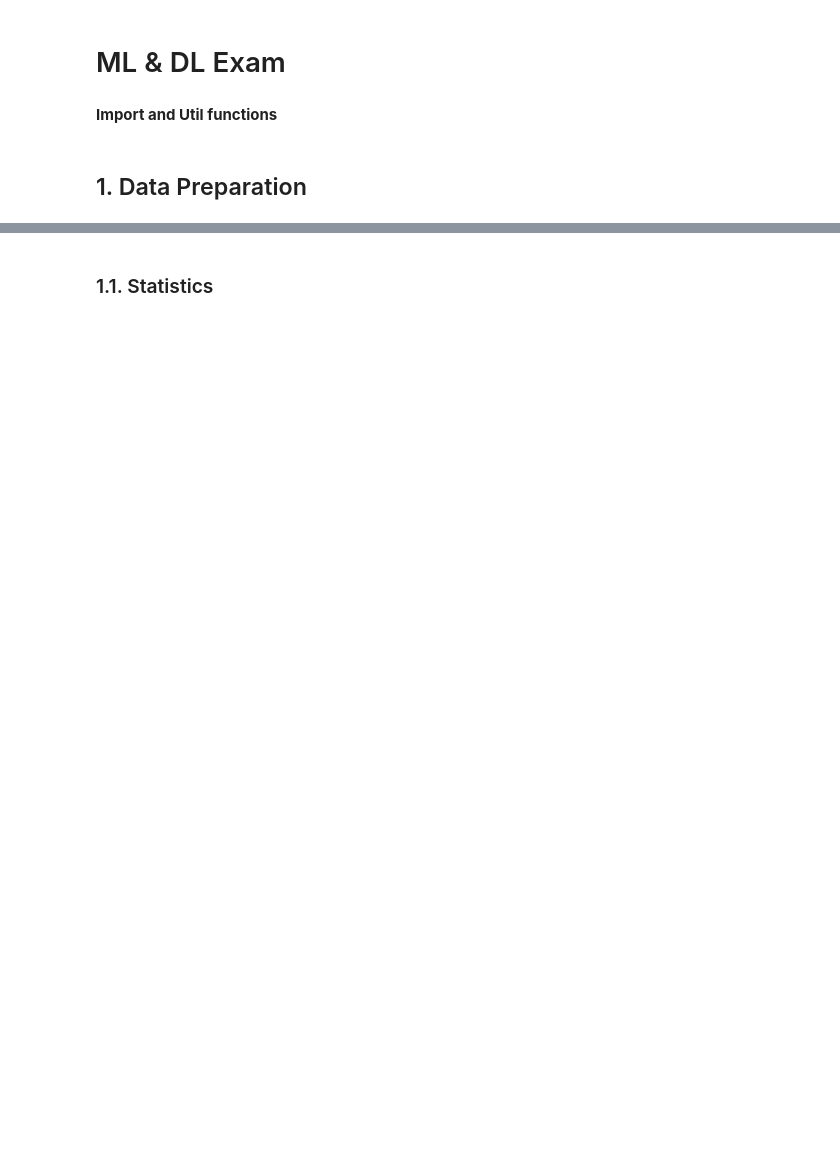
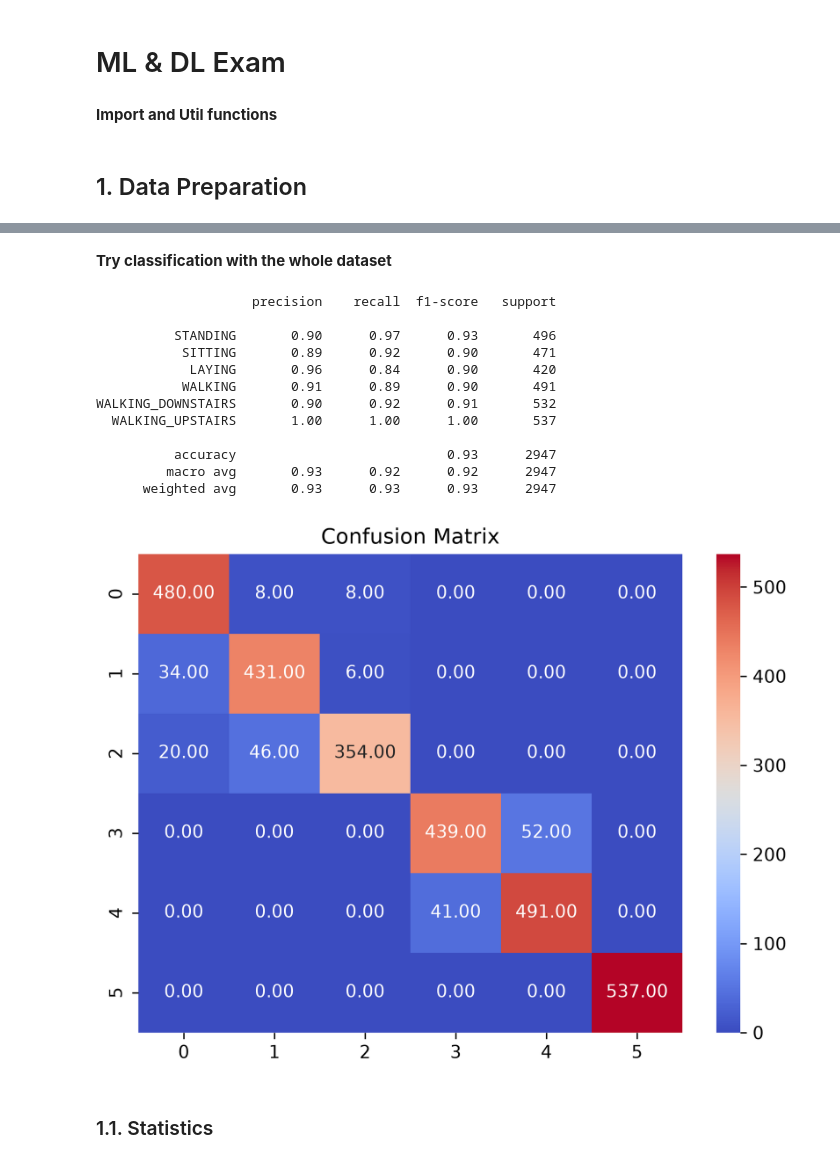
Before and after one commit to calogero-forte/HAR_AI, a Jupyter notebook: exam.ipynb, the cells around one changed output, grey strips where cells are left out. Saved outputs shown, nothing was run; the diff lists cells and outputs as text; code cells hidden in the pictures; blank space fills up the shorter version.

```diff
--- a/exam.ipynb
+++ b/exam.ipynb
@@ -350,5 +355,51 @@ Imported dataframe:
 
 [5 rows x 561 columns]
+# %% [markdown]
+**Try classification with the whole dataset**
+# %%
+#------------------------------
+# Import
+#------------------------------
+from sklearn.ensemble import RandomForestClassifier
+from sklearn.metrics import classification_report, confusion_matrix
+from sklearn.preprocessing import StandardScaler
+
+#------------------------------
+# Standardization
+#------------------------------
+scaler = StandardScaler()
+X_train_std = scaler.fit_transform(X_train)
+X_test_std = scaler.transform(X_test)
+
+#------------------------------
+# Classification
+#------------------------------
+rf = RandomForestClassifier(criterion='gini', n_estimators=400, max_features='sqrt', min_samples_split=10,
+        bootstrap=True, oob_score=True, random_state=SEED)
+
+# Fit
+rf.fit(X_train_std, y_train)
+
+# Evluation on training set
+y_pred = rf.predict(X_test_std)
+
+# Evaluation
+print( classification_report( y_test, y_pred, target_names=targets_names ) )
+plot_heatmap(confusion_matrix(y_test, y_pred), title_i='Confusion Matrix')
+# %% [output]
+                    precision    recall  f1-score   support
+
+          STANDING       0.90      0.97      0.93       496
+           SITTING       0.89      0.92      0.90       471
+            LAYING       0.96      0.84      0.90       420
+           WALKING       0.91      0.89      0.90       491
+WALKING_DOWNSTAIRS       0.90      0.92      0.91       532
+  WALKING_UPSTAIRS       1.00      1.00      1.00       537
+
+          accuracy                           0.93      2947
+         macro avg       0.93      0.92      0.92      2947
+      weighted avg       0.93      0.93      0.93      2947
+[figure, added]
 # %% [markdown]
 ### 1.1. Statistics
 # %%
```
Also changed, not shown: parts of 7 cells of this notebook, 17 other files.
